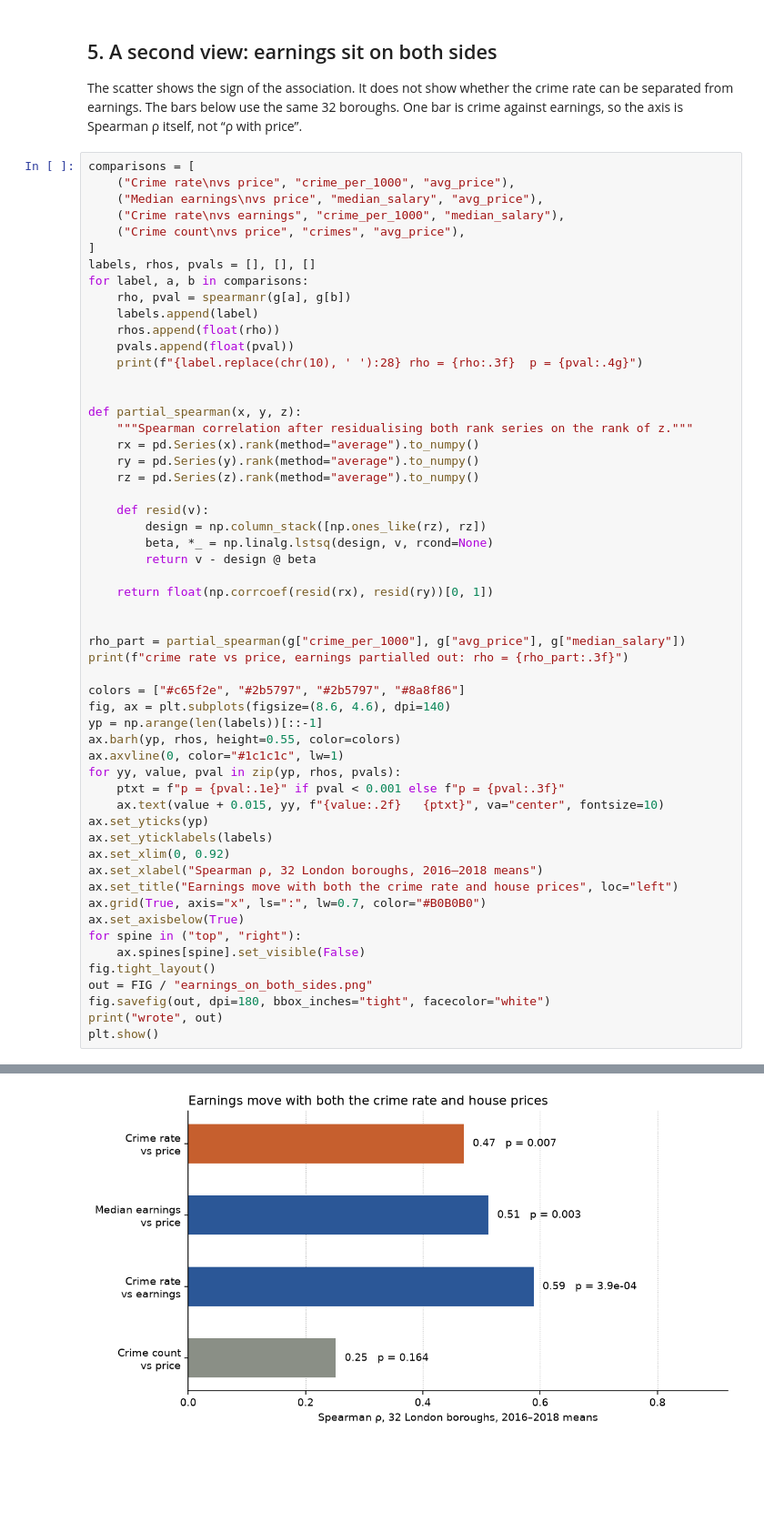
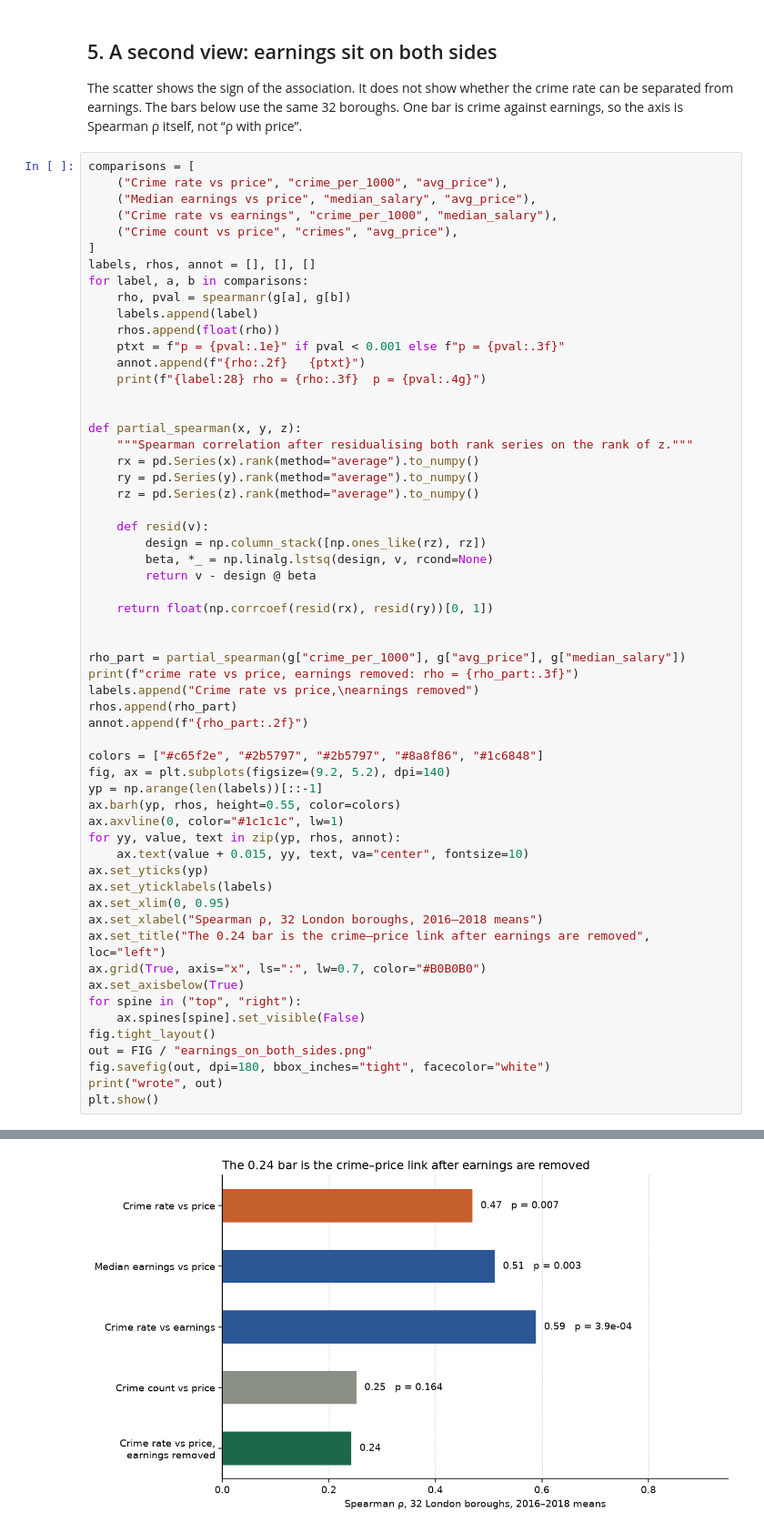
Before and after one commit to DeoxysD/cisc7204-london-boroughs, a Jupyter notebook: notebooks/01_eda.ipynb, the cells around one changed output, grey strips where cells are left out. Shown at 91% size. Drawn from its saved outputs; the diff is of its cells as text; blank space fills up the shorter version.

Commit message:
Put the partial correlation on the comparison chart.
A reader could see 0.47 on the figure and still had to find 0.24 in the paragraph.

```diff
--- a/notebooks/01_eda.ipynb
+++ b/notebooks/01_eda.ipynb
@@ -154,18 +154,19 @@ wrote /Users/Mewtwo/Desktop/ProjectTemp/CISC7204剩余内容/cisc7204-london-bor
 The scatter shows the sign of the association. It does not show whether the crime rate can be separated from earnings. The bars below use the same 32 boroughs. One bar is crime against earnings, so the axis is Spearman ρ itself, not “ρ with price”.
 # %%
 comparisons = [
-    ("Crime rate\nvs price", "crime_per_1000", "avg_price"),
-    ("Median earnings\nvs price", "median_salary", "avg_price"),
-    ("Crime rate\nvs earnings", "crime_per_1000", "median_salary"),
-    ("Crime count\nvs price", "crimes", "avg_price"),
+    ("Crime rate vs price", "crime_per_1000", "avg_price"),
+    ("Median earnings vs price", "median_salary", "avg_price"),
+    ("Crime rate vs earnings", "crime_per_1000", "median_salary"),
+    ("Crime count vs price", "crimes", "avg_price"),
 ]
-labels, rhos, pvals = [], [], []
+labels, rhos, annot = [], [], []
 for label, a, b in comparisons:
     rho, pval = spearmanr(g[a], g[b])
     labels.append(label)
     rhos.append(float(rho))
-    pvals.append(float(pval))
-    print(f"{label.replace(chr(10), ' '):28} rho = {rho:.3f}  p = {pval:.4g}")
+    ptxt = f"p = {pval:.1e}" if pval < 0.001 else f"p = {pval:.3f}"
+    annot.append(f"{rho:.2f}   {ptxt}")
+    print(f"{label:28} rho = {rho:.3f}  p = {pval:.4g}")
 
 
 def partial_spearman(x, y, z):
@@ -183,21 +184,23 @@ def partial_spearman(x, y, z):
 
 
 rho_part = partial_spearman(g["crime_per_1000"], g["avg_price"], g["median_salary"])
-print(f"crime rate vs price, earnings partialled out: rho = {rho_part:.3f}")
+print(f"crime rate vs price, earnings removed: rho = {rho_part:.3f}")
+labels.append("Crime rate vs price,\nearnings removed")
+rhos.append(rho_part)
+annot.append(f"{rho_part:.2f}")
 
-colors = ["#c65f2e", "#2b5797", "#2b5797", "#8a8f86"]
-fig, ax = plt.subplots(figsize=(8.6, 4.6), dpi=140)
+colors = ["#c65f2e", "#2b5797", "#2b5797", "#8a8f86", "#1c6848"]
+fig, ax = plt.subplots(figsize=(9.2, 5.2), dpi=140)
 yp = np.arange(len(labels))[::-1]
 ax.barh(yp, rhos, height=0.55, color=colors)
 ax.axvline(0, color="#1c1c1c", lw=1)
-for yy, value, pval in zip(yp, rhos, pvals):
-    ptxt = f"p = {pval:.1e}" if pval < 0.001 else f"p = {pval:.3f}"
-    ax.text(value + 0.015, yy, f"{value:.2f}   {ptxt}", va="center", fontsize=10)
+for yy, value, text in zip(yp, rhos, annot):
+    ax.text(value + 0.015, yy, text, va="center", fontsize=10)
 ax.set_yticks(yp)
 ax.set_yticklabels(labels)
-ax.set_xlim(0, 0.92)
+ax.set_xlim(0, 0.95)
 ax.set_xlabel("Spearman ρ, 32 London boroughs, 2016–2018 means")
-ax.set_title("Earnings move with both the crime rate and house prices", loc="left")
+ax.set_title("The 0.24 bar is the crime–price link after earnings are removed", loc="left")
 ax.grid(True, axis="x", ls=":", lw=0.7, color="#B0B0B0")
 ax.set_axisbelow(True)
 for spine in ("top", "right"):
@@ -217,4 +220,4 @@ wrote /Users/Mewtwo/Desktop/ProjectTemp/CISC7204剩余内容/cisc7204-london-bor
-[figure, old version]
+[figure, new version]
 # %% [markdown]
 ## 6. How to read this
 
```
Also changed, not shown: parts of 3 cells of this notebook, 2 other files.
